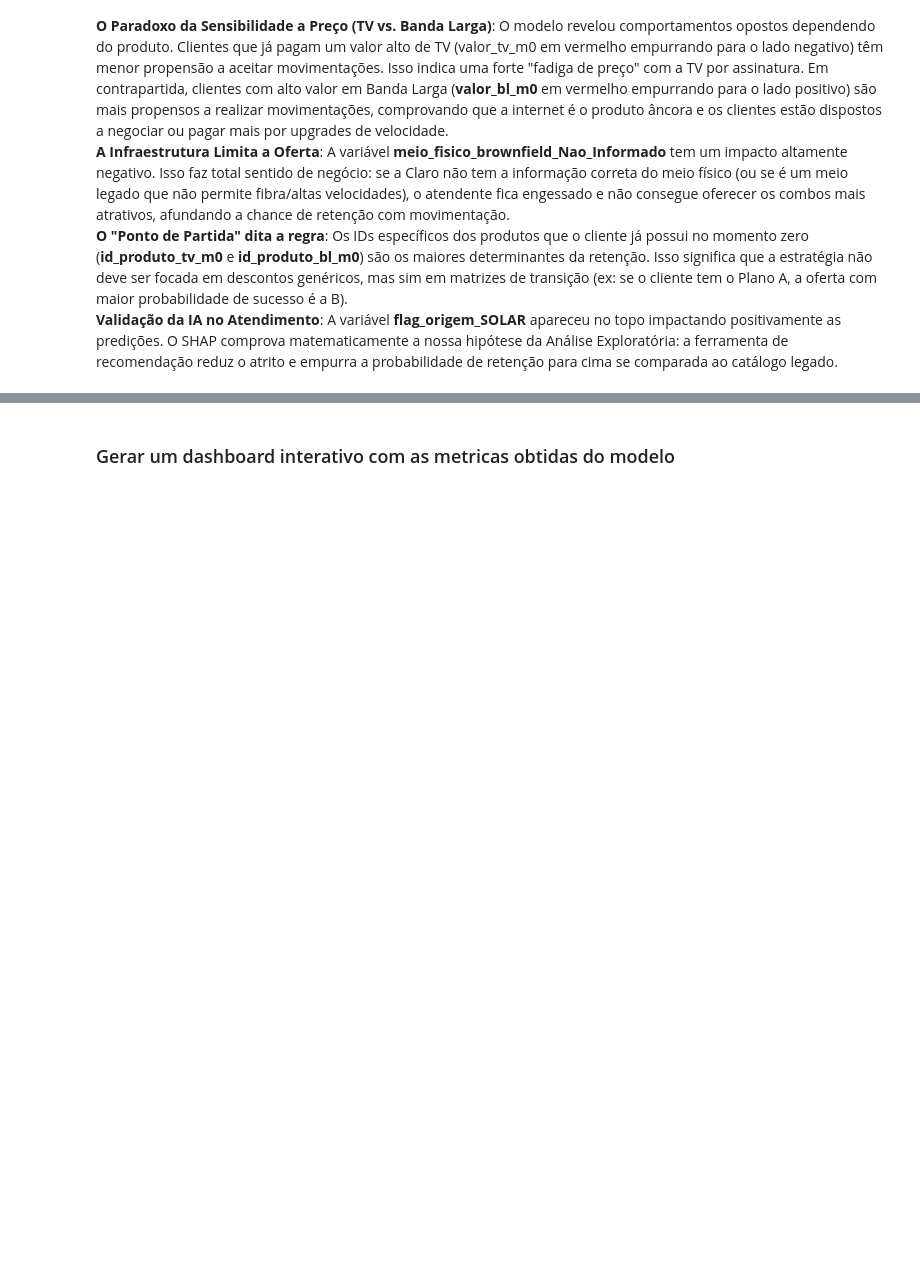
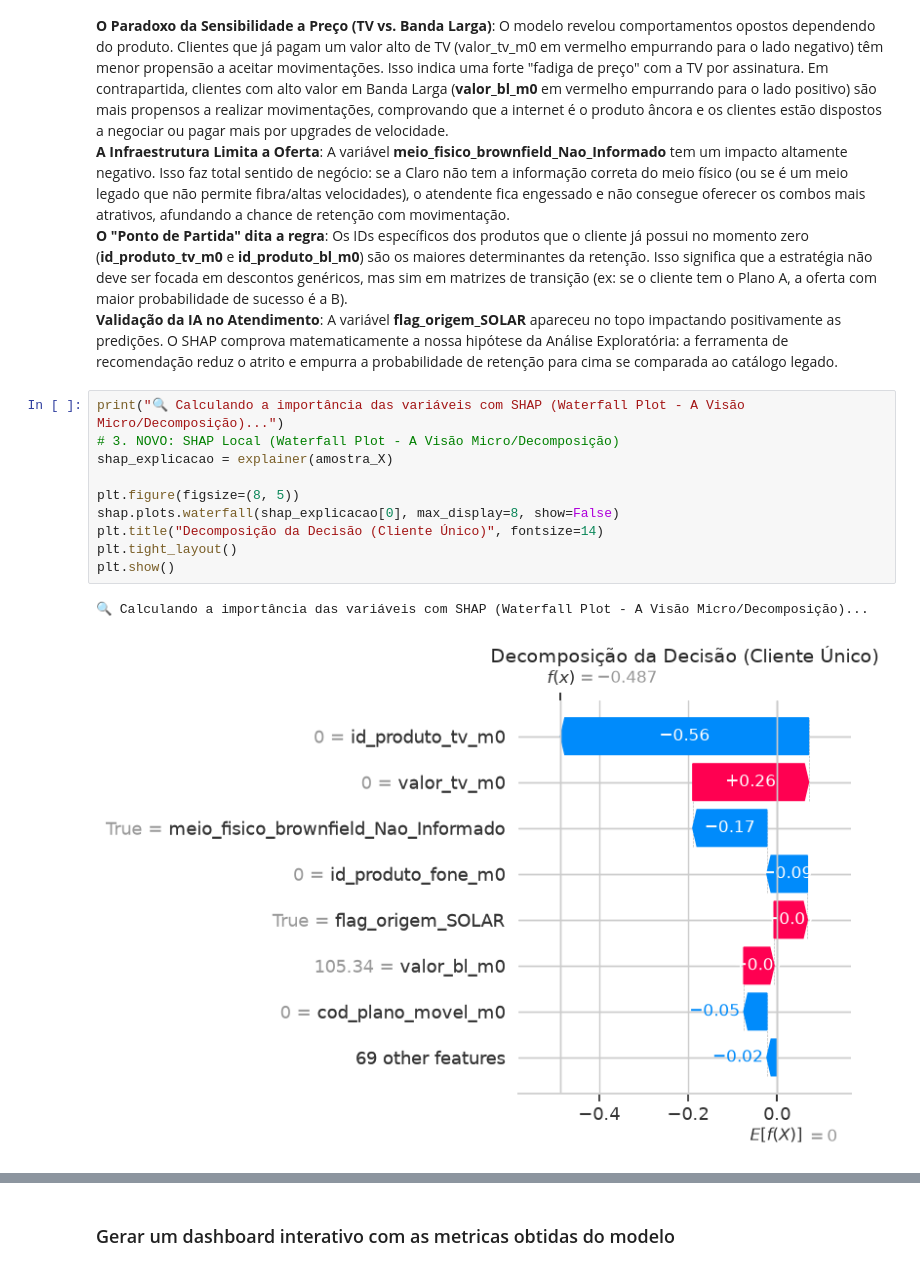
Before and after one commit to EneasJr-Rodrigues/case_claro_jump, a Jupyter notebook: notebooks/01_analise_e_modelagem.ipynb, the cells around one changed output, grey strips where cells are left out. Cells and saved outputs as stored; diff of their text form; blank space fills up the shorter version.

```diff
--- a/notebooks/01_analise_e_modelagem.ipynb
+++ b/notebooks/01_analise_e_modelagem.ipynb
@@ -448,0 +449,13 @@ print(f"🌟 As 5 variáveis que mais definem o perfil: {top_features}")
+# %%
+print("🔍 Calculando a importância das variáveis com SHAP (Waterfall Plot - A Visão Micro/Decomposição)...")
+# 3. NOVO: SHAP Local (Waterfall Plot - A Visão Micro/Decomposição)
+shap_explicacao = explainer(amostra_X)
+
+plt.figure(figsize=(8, 5))
+shap.plots.waterfall(shap_explicacao[0], max_display=8, show=False)
+plt.title("Decomposição da Decisão (Cliente Único)", fontsize=14)
+plt.tight_layout()
+plt.show()
+# %% [output]
+🔍 Calculando a importância das variáveis com SHAP (Waterfall Plot - A Visão Micro/Decomposição)...
+[figure, added]
```
Also changed, not shown: parts of 5 cells of this notebook, 4 other files.
